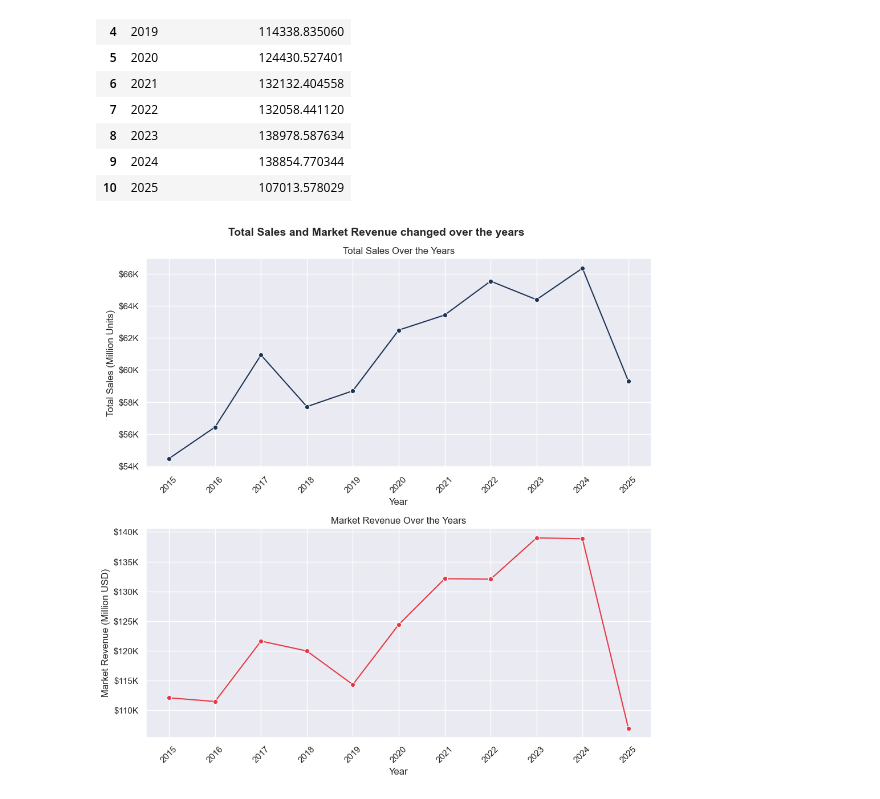
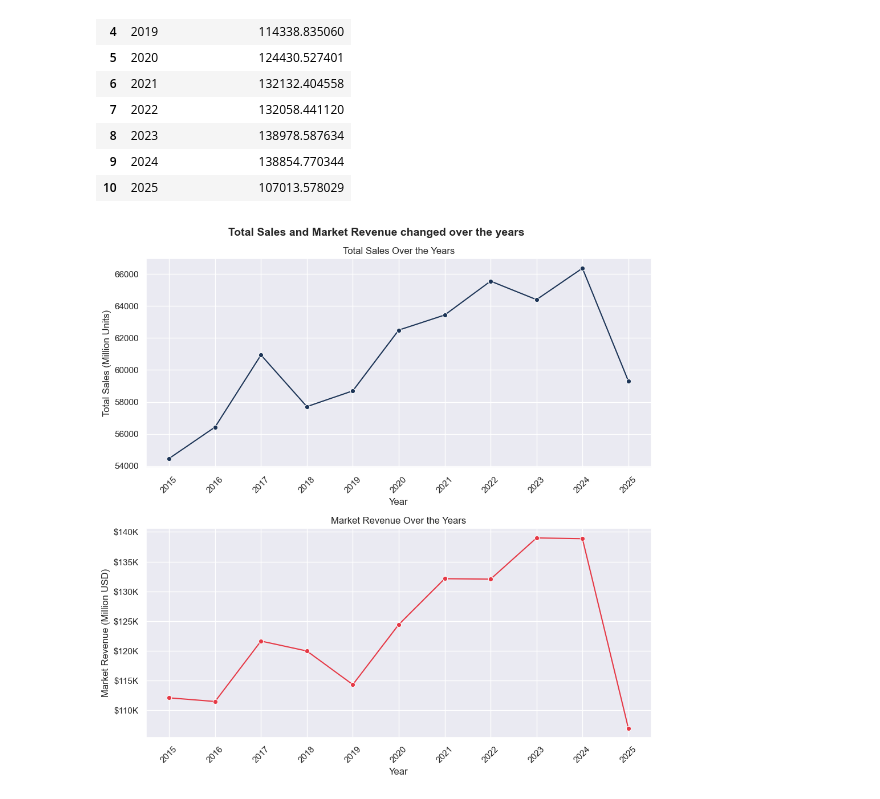
Before and after one commit to AungHtet2/Global-Condom-Sales-and-Awareness-2015-2025--AungHtetNaing, a Jupyter notebook: 1.Projects/4.Total_sales_and_MR.ipynb, the cells around one changed output. Drawn from its saved outputs; the diff is of its cells as text; code cells hidden in the pictures.

```diff
--- a/1.Projects/4.Total_sales_and_MR.ipynb
+++ b/1.Projects/4.Total_sales_and_MR.ipynb
@@ -83,21 +83,21 @@ Market_Revenue
 # %%
 fig, ax = plt.subplots(2,1, figsize=(10, 10))
 sns.set_theme(style='darkgrid')
 sns.lineplot(data=Total_sales_years, x='Year',y='Total Sales (Million Units)',ax=ax[0],marker='o',color='#1D3557')
 ax[0].set_title('Total Sales Over the Years')
 ax[0].set_xticks(Total_sales_years['Year'])
 ax[0].set_xticklabels(Total_sales_years['Year'], rotation=45)
 
-ax[0].yaxis.set_major_formatter(plt.FuncFormatter(lambda x, _: f'${int(x/1000)}K'))
+#ax[0].yaxis.set_major_formatter(plt.FuncFormatter(lambda x, _: f'${int(x/1000)}K'))
 
 sns.lineplot(data=Market_Revenue, x='Year',y='Market Revenue (Million USD)',ax=ax[1],marker='o',color='#E63946')
 ax[1].set_title('Market Revenue Over the Years')
 ax[1].set_xticks(Market_Revenue['Year'])
 ax[1].set_xticklabels(Market_Revenue['Year'], rotation=45)
 
 ax[1].yaxis.set_major_formatter(plt.FuncFormatter(lambda x, _: f'${int(x/1000)}K'))
 fig.suptitle('Total Sales and Market Revenue changed over the years', fontsize=14, fontweight='bold')
 plt.tight_layout()
 plt.show()
 # %% [output]
-[figure, old version]
+[figure, new version]
```
